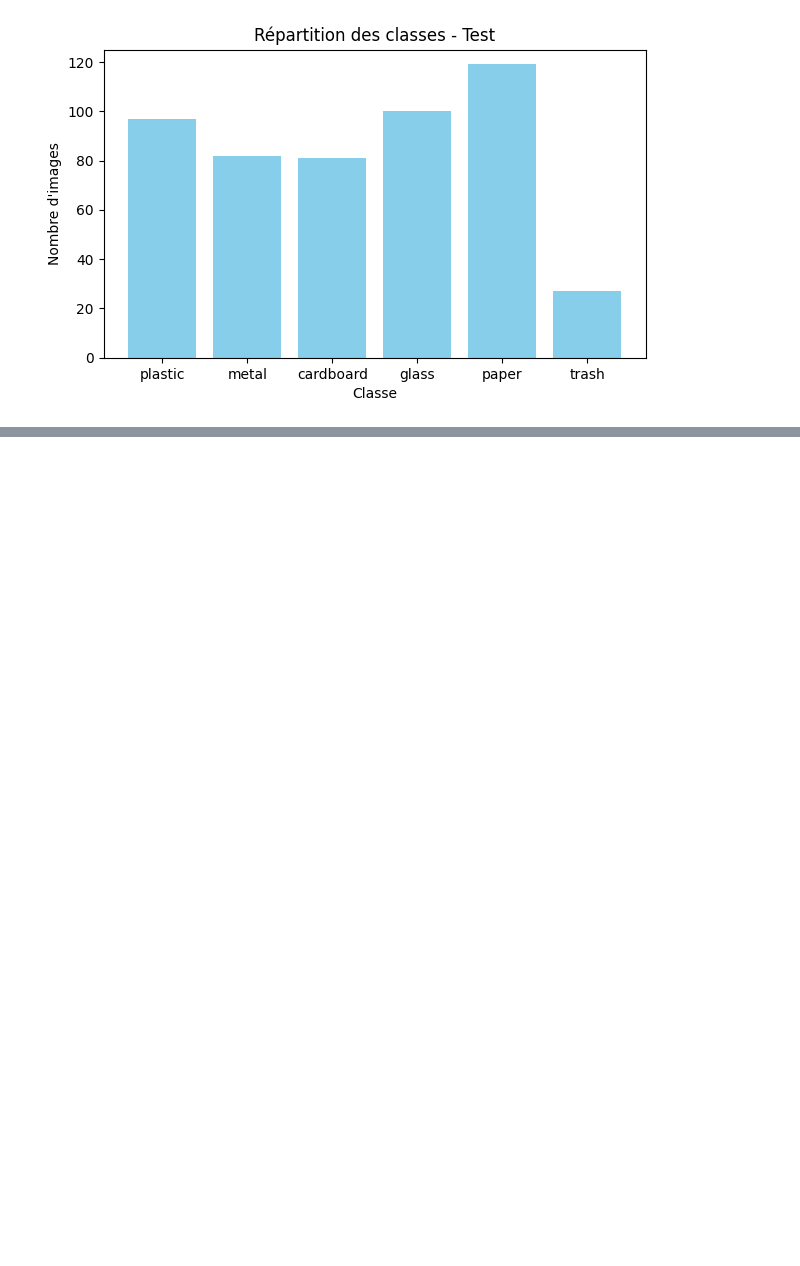
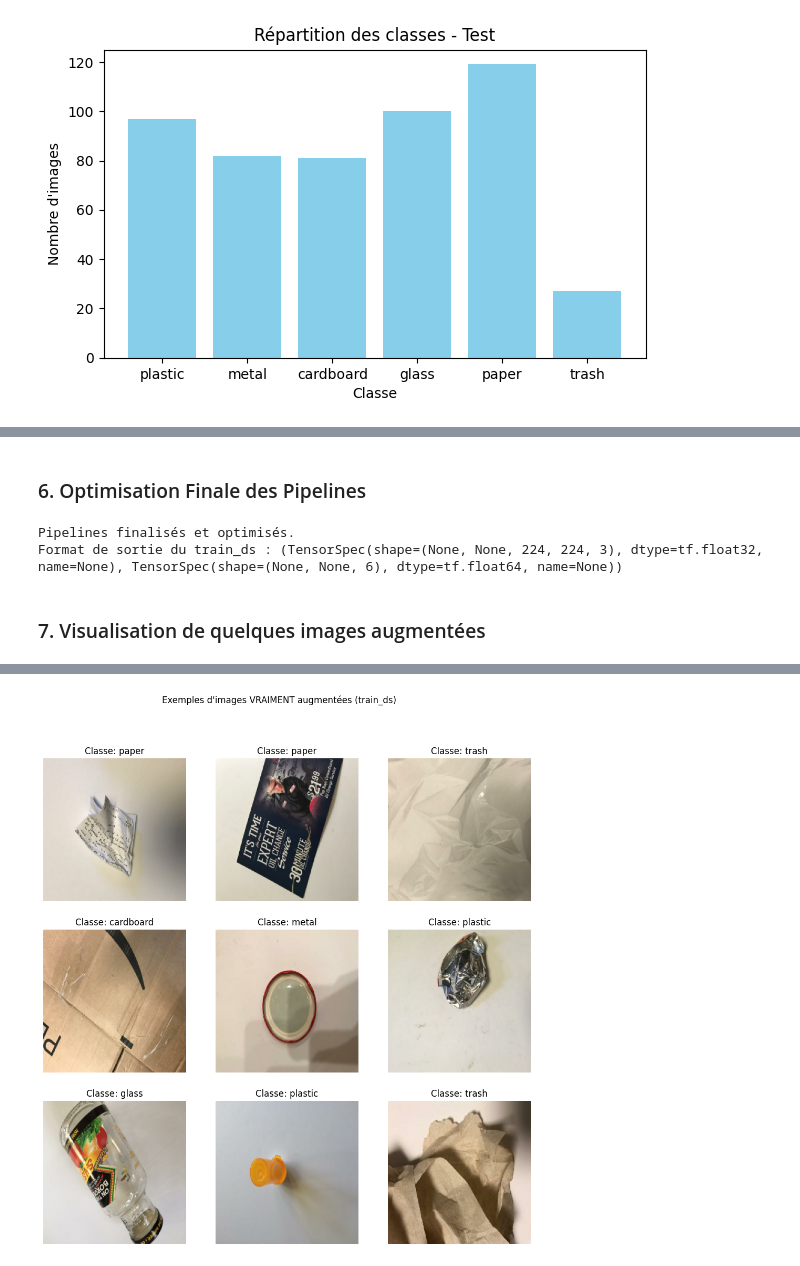
Before and after one commit to manfoya/waste-classifier, a Jupyter notebook: notebooks/02_preprocessing.ipynb, the cells around one changed output, grey strips where cells are left out. Drawn from its saved outputs; the diff is of its cells as text; code cells hidden in the pictures; blank space fills up the shorter version.

```diff
--- a/notebooks/02_preprocessing.ipynb
+++ b/notebooks/02_preprocessing.ipynb
@@ -67,0 +143,48 @@ plot_class_distribution(test_labels, "Répartition des classes - Test")
+# %% [markdown]
+### 6. Optimisation Finale des Pipelines
+# %%
+BATCH_SIZE = 32  # Taille de lot standard
+
+# Pipeline d'entraînement
+train_ds = train_ds.cache()
+train_ds = train_ds.shuffle(buffer_size=1000)
+train_ds = train_ds.batch(BATCH_SIZE)
+train_ds = train_ds.prefetch(buffer_size=tf.data.AUTOTUNE)
+
+# Pipelines de validation et de test
+val_ds = val_ds.batch(BATCH_SIZE).cache().prefetch(buffer_size=tf.data.AUTOTUNE)
+test_ds = test_ds.batch(BATCH_SIZE).cache().prefetch(buffer_size=tf.data.AUTOTUNE)
+
+print("Pipelines finalisés et optimisés.")
+print("Format de sortie du train_ds :", train_ds.element_spec)
+# %% [output]
+Pipelines finalisés et optimisés.
+Format de sortie du train_ds : (TensorSpec(shape=(None, None, 224, 224, 3), dtype=tf.float32, name=None), TensorSpec(shape=(None, None, 6), dtype=tf.float64, name=None))
+# %% [markdown]
+### 7. Visualisation de quelques images augmentées
+# %%
+import matplotlib.pyplot as plt
+import numpy as np
+
+# Prendre un seul lot (batch) du pipeline d'entraînement
+for images, labels in train_ds.take(1):
+    plt.figure(figsize=(12, 12))
+
+    # On va afficher 9 images pour une belle grille 3x3
+    for i in range(9):
+        ax = plt.subplot(3, 3, i + 1)
+
+        # LA CORRECTION EST ICI : on utilise images[i] pour sélectionner une image différente à chaque fois
+        plt.imshow(images[i].numpy())
+
+        # On décode et affiche le label pour vérifier que tout est cohérent
+        label_index = np.argmax(labels[i].numpy())
+        class_name = label_encoder.inverse_transform([label_index])[0]
+        plt.title(f"Classe: {class_name}")
+
+        plt.axis('off')
+
+    plt.suptitle("Exemples d'images VRAIMENT augmentées (train_ds)")
+    plt.show()
+    break
+# %% [output]
@@ -67,0 +192 @@ plot_class_distribution(test_labels, "Répartition des classes - Test")
+[figure, added]
```
Also changed, not shown: parts of 12 cells of this notebook, 1 other file.
